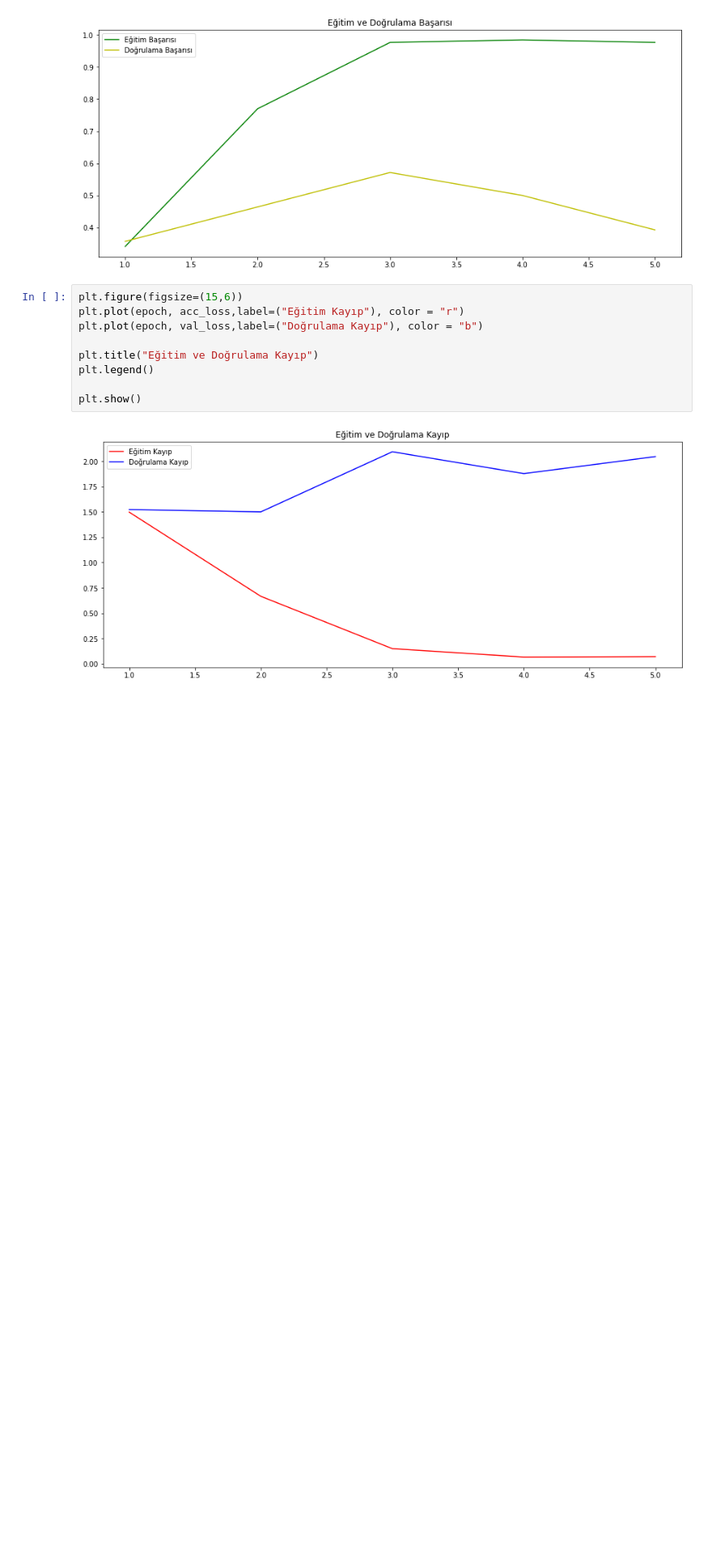
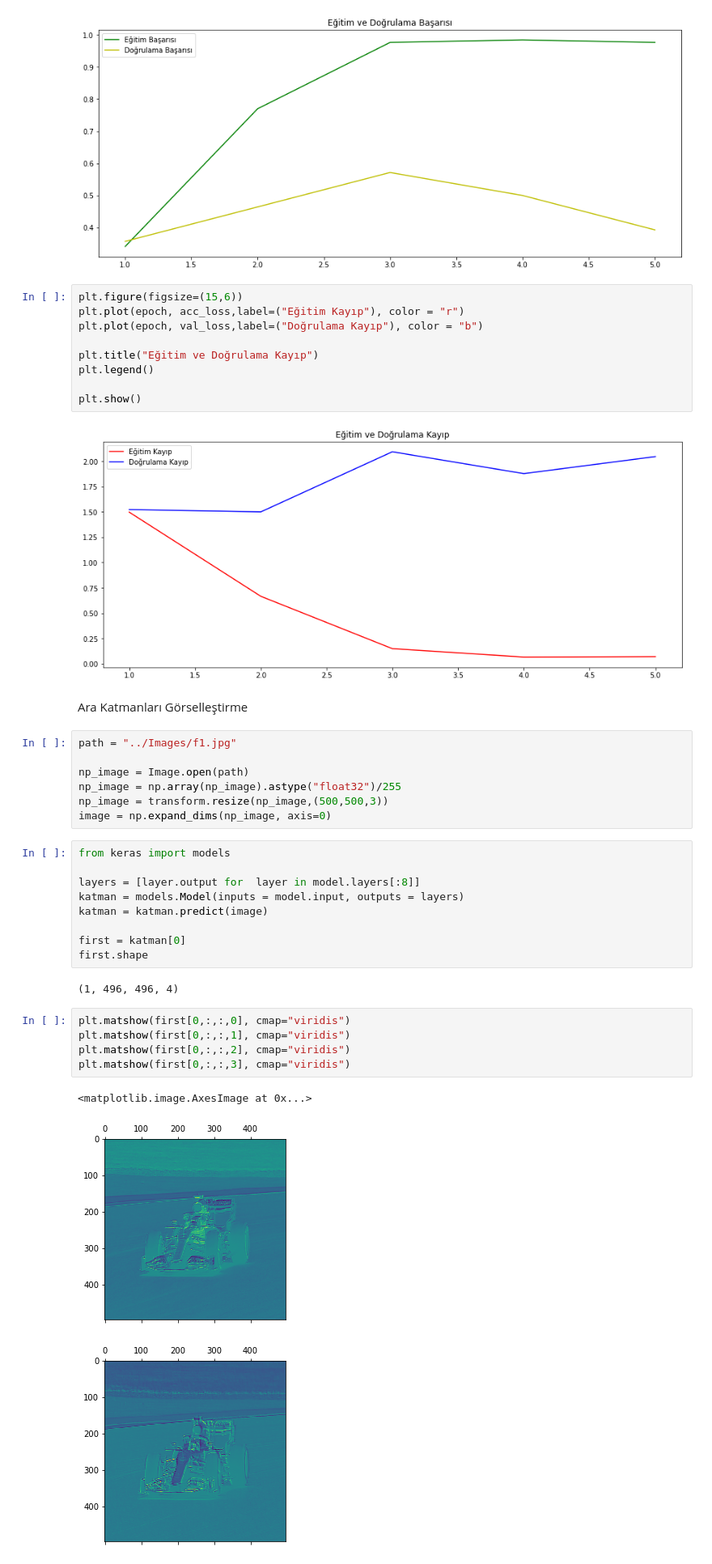
Before and after one commit to omeryildizce/Yapay_Zeka_ve_Bilgisayarli_Goru, a Jupyter notebook: Bolum_02_Tensorflow/c02_Tensorflow.ipynb, the cells around one changed output. Shown at 81% size. Drawn from its saved outputs; the diff is of its cells as text; blank space fills up the shorter version.

Commit message:
Update c02_Tensorflow.ipynb
Ara katmanlar görselleştirildi.

```diff
--- a/Bolum_02_Tensorflow/c02_Tensorflow.ipynb
+++ b/Bolum_02_Tensorflow/c02_Tensorflow.ipynb
@@ -356,3 +356,32 @@ plt.legend()
 plt.show()
 # %% [output]
 [figure]
+# %% [markdown]
+Ara Katmanları Görselleştirme
+# %%
+path = "../Images/f1.jpg"
+
+np_image = Image.open(path)
+np_image = np.array(np_image).astype("float32")/255
+np_image = transform.resize(np_image,(500,500,3))
+image = np.expand_dims(np_image, axis=0)
+# %%
+from keras import models
+
+layers = [layer.output for  layer in model.layers[:8]]
+katman = models.Model(inputs = model.input, outputs = layers)
+katman = katman.predict(image)
+
+first = katman[0]
+first.shape
+# %% [output]
+(1, 496, 496, 4)
+# %%
+plt.matshow(first[0,:,:,0], cmap="viridis")
+plt.matshow(first[0,:,:,1], cmap="viridis")
+plt.matshow(first[0,:,:,2], cmap="viridis")
+plt.matshow(first[0,:,:,3], cmap="viridis")
+# %% [output]
+<matplotlib.image.AxesImage at 0x...>
+[figure, added]
+[figure, added]
```
Also changed, not shown: parts of 3 cells of this notebook.
